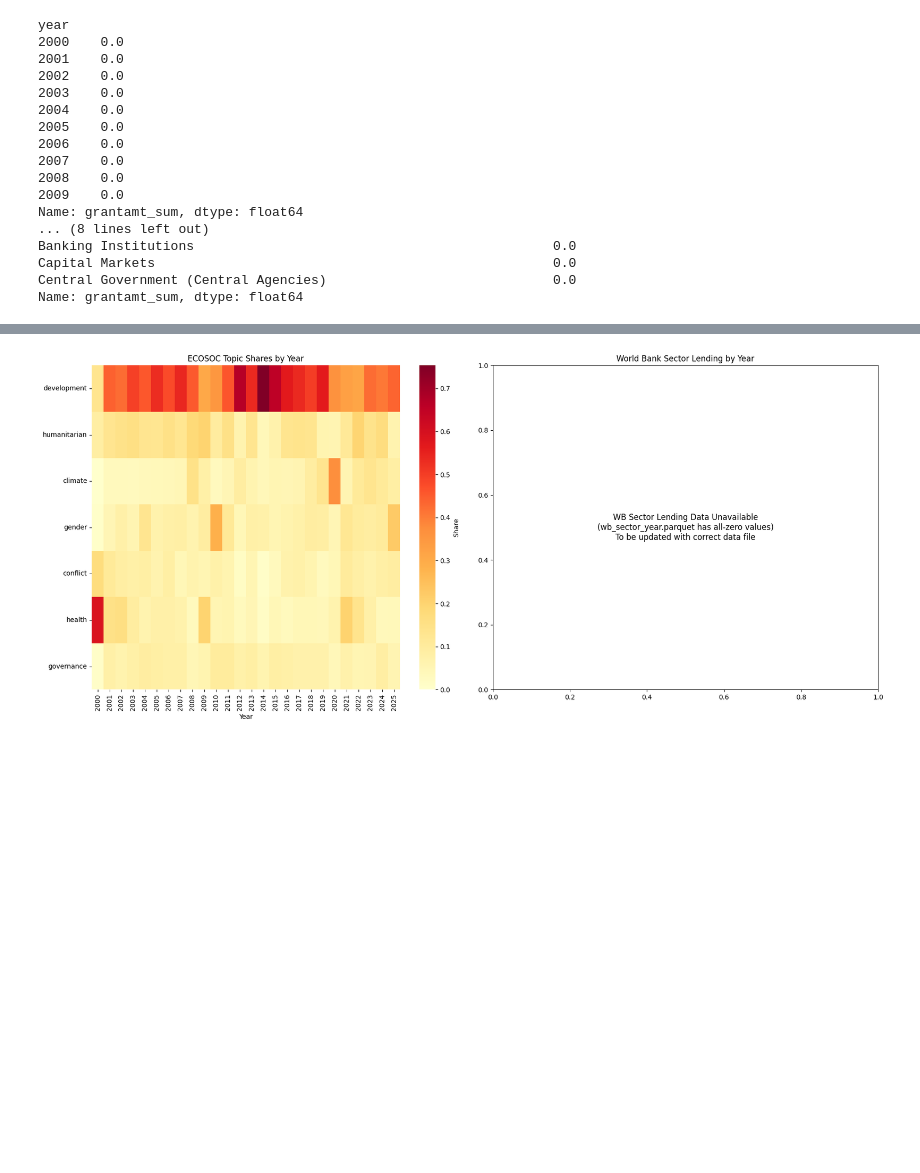
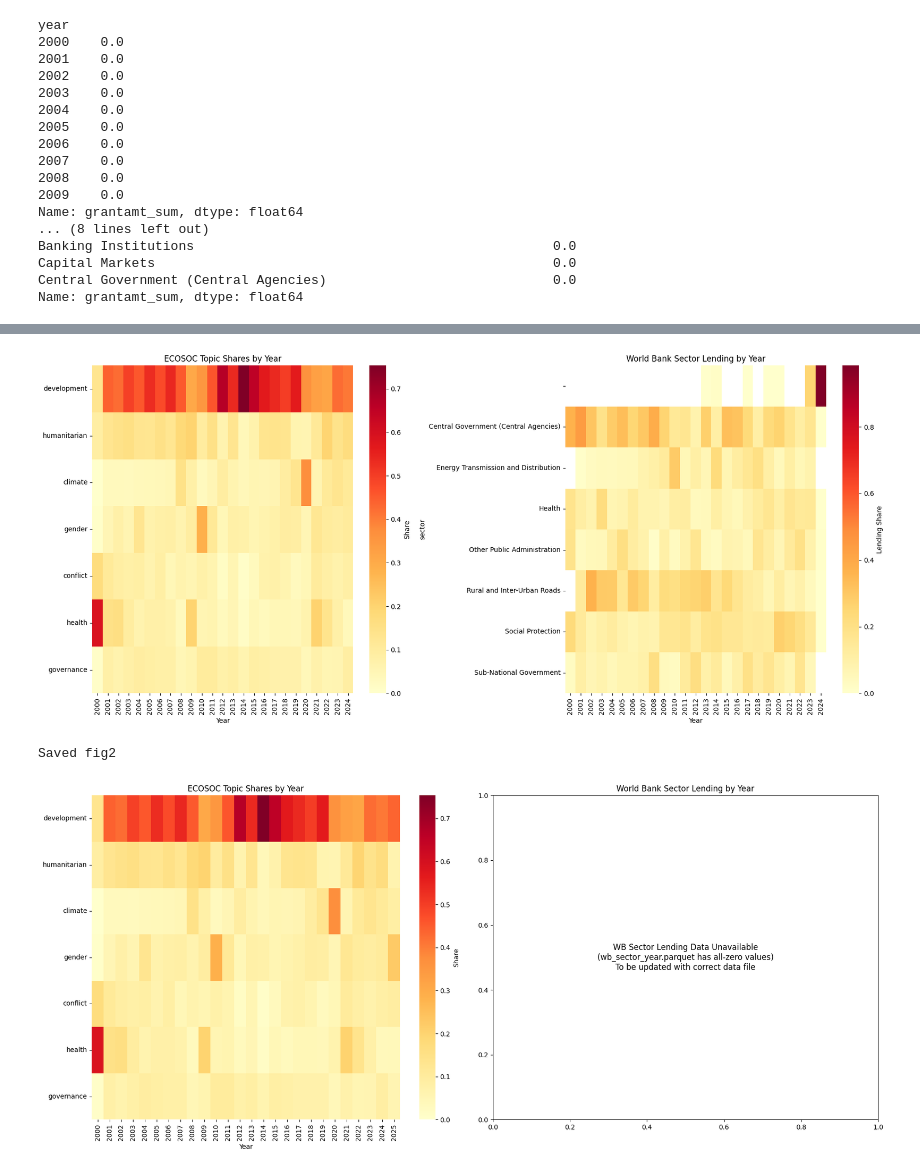
Before and after one commit to Tahvia127/BUSN-20800-Final-Project-, a Jupyter notebook: notebooks/02_alignment_descriptive.ipynb, the cells around one changed output, grey strips where cells are left out. Saved outputs shown, nothing was run; the diff lists cells and outputs as text; code cells hidden in the pictures; blank space fills up the shorter version.

```diff
--- a/notebooks/02_alignment_descriptive.ipynb
+++ b/notebooks/02_alignment_descriptive.ipynb
@@ -175,3 +216,33 @@ Name: grantamt_sum, dtype: float64
+# %%
+top8_sectors = wb_df.groupby('sector')['totalamt'].sum().nlargest(8).index.tolist()
+wb_pivot = (wb_df[wb_df['sector'].isin(top8_sectors)]
+            .pivot_table(index='year', columns='sector', values='totalamt', aggfunc='sum'))
+wb_share = wb_pivot.div(wb_pivot.sum(axis=1), axis=0)
+# %%
+common_years = sorted(set(topic_norm.index) & set(wb_share.index))
+topic_wb = topic_norm.loc[common_years]
+wb_wb = wb_share.loc[common_years]
+
+fig, (ax1, ax2) = plt.subplots(1, 2, figsize=(18, 8))
+
+sns.heatmap(topic_wb.T, ax=ax1, cmap='YlOrRd',
+            cbar_kws={'label': 'Share'},
+            yticklabels=[c.replace('lex_', '') for c in lex_cols])
+ax1.set_title('ECOSOC Topic Shares by Year')
+ax1.set_xlabel('Year')
+
+sns.heatmap(wb_wb.T, ax=ax2, cmap='YlOrRd',
+            cbar_kws={'label': 'Lending Share'})
+ax2.set_title('World Bank Sector Lending by Year')
+ax2.set_xlabel('Year')
+
+plt.tight_layout()
+plt.savefig('fig2_topic_vs_wb_sectors.png', dpi=150, bbox_inches='tight')
+plt.show()
+print('Saved fig2')
+# %% [output]
+[figure, added]
+Saved fig2
 # %%
 # NOTE: wb_sector_year.parquet has all-zero values for totalamt_sum and grantamt_sum
 # for years 2000+. Right panel will be updated once correct WB sector data is provided.
```
Also changed, not shown: parts of 2 cells of this notebook.
